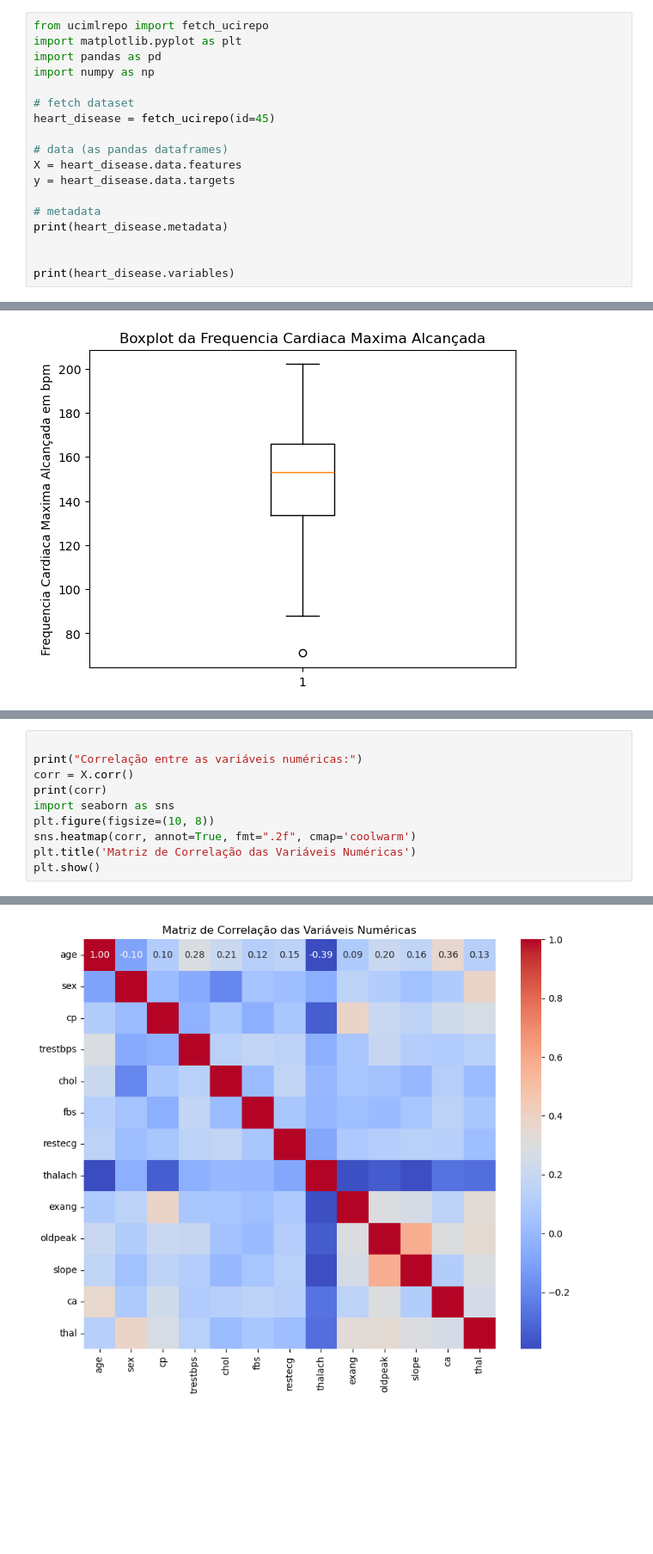
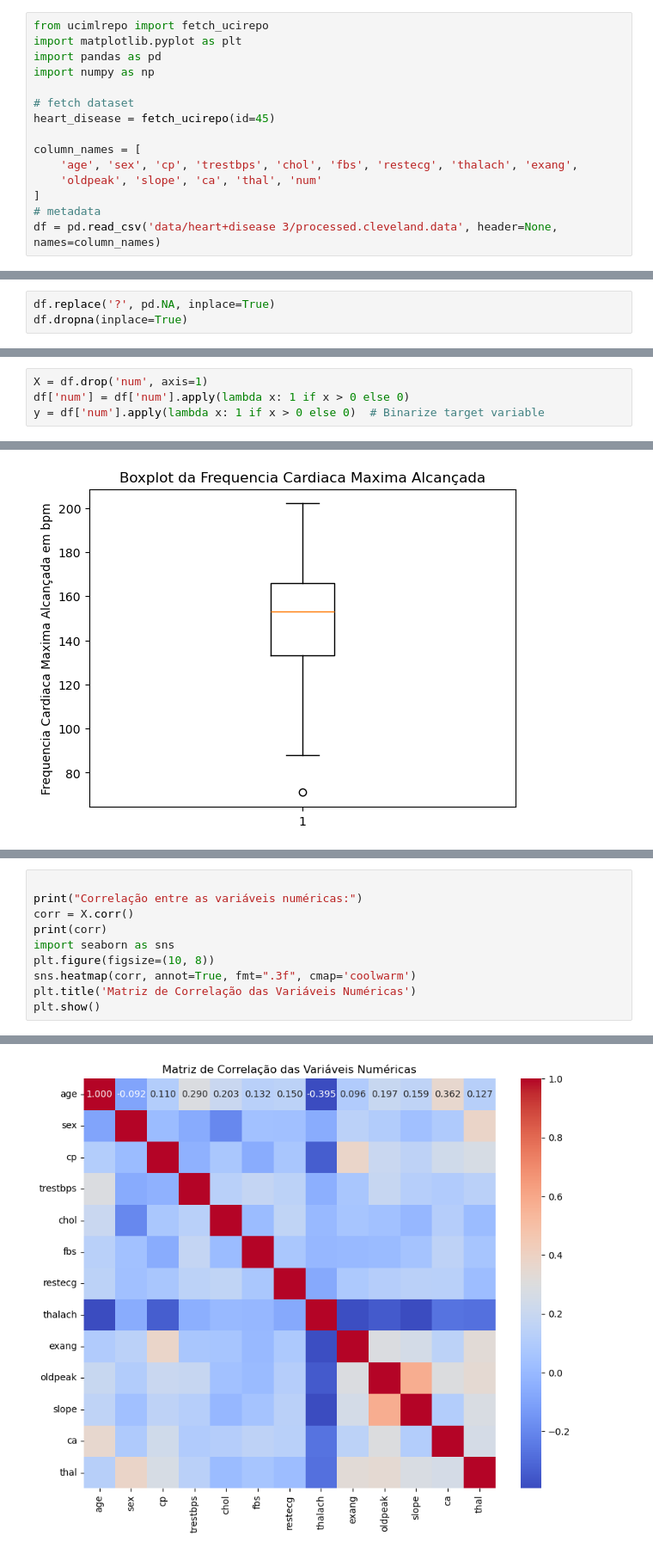
Before and after one commit to lbarbosacipriani/final-PCS5787, a Jupyter notebook: code/eda_preliminar_hear.ipynb, the cells around one changed output, grey strips where cells are left out. Shown at 86% size. Cells and saved outputs as stored; diff of their text form; blank space fills up the shorter version.

```diff
--- a/code/eda_preliminar_hear.ipynb
+++ b/code/eda_preliminar_hear.ipynb
@@ -11,12 +33,9 @@ import numpy as np
 # fetch dataset
 heart_disease = fetch_ucirepo(id=45)
 
-# data (as pandas dataframes)
-X = heart_disease.data.features
-y = heart_disease.data.targets
-
+column_names = [
+    'age', 'sex', 'cp', 'trestbps', 'chol', 'fbs', 'restecg', 'thalach', 'exang',
+    'oldpeak', 'slope', 'ca', 'thal', 'num'
+]
 # metadata
-print(heart_disease.metadata)
-
-
-print(heart_disease.variables)
+df = pd.read_csv('data/heart+disease 3/processed.cleveland.data', header=None, names=column_names)
@@ -41,2 +44,5 @@ print(heart_disease.variables)
+# %%
+df.replace('?', pd.NA, inplace=True)
+df.dropna(inplace=True)
 # %% [markdown]
 ### Variáveis Dataset (input X)
@@ -62,3 +49,7 @@ num
+# %%
+X = df.drop('num', axis=1)
+df['num'] = df['num'].apply(lambda x: 1 if x > 0 else 0)
+y = df['num'].apply(lambda x: 1 if x > 0 else 0)  # Binarize target variable
 # %% [markdown]
 ## Caracterização dos dados
 
@@ -139,7 +179,7 @@ corr = X.corr()
 print(corr)
 import seaborn as sns
 plt.figure(figsize=(10, 8))
-sns.heatmap(corr, annot=True, fmt=".2f", cmap='coolwarm')
+sns.heatmap(corr, annot=True, fmt=".3f", cmap='coolwarm')
 plt.title('Matriz de Correlação das Variáveis Numéricas')
 plt.show()
 # %% [output]
@@ -163 +203 @@ thal      0.024531 -0.279631  0.329680  0.341004  0.287232  0.256382  1.000000
-[figure, old version]
+[figure, new version]
```
Also changed, not shown: parts of 13 cells of this notebook, 31 other files.
